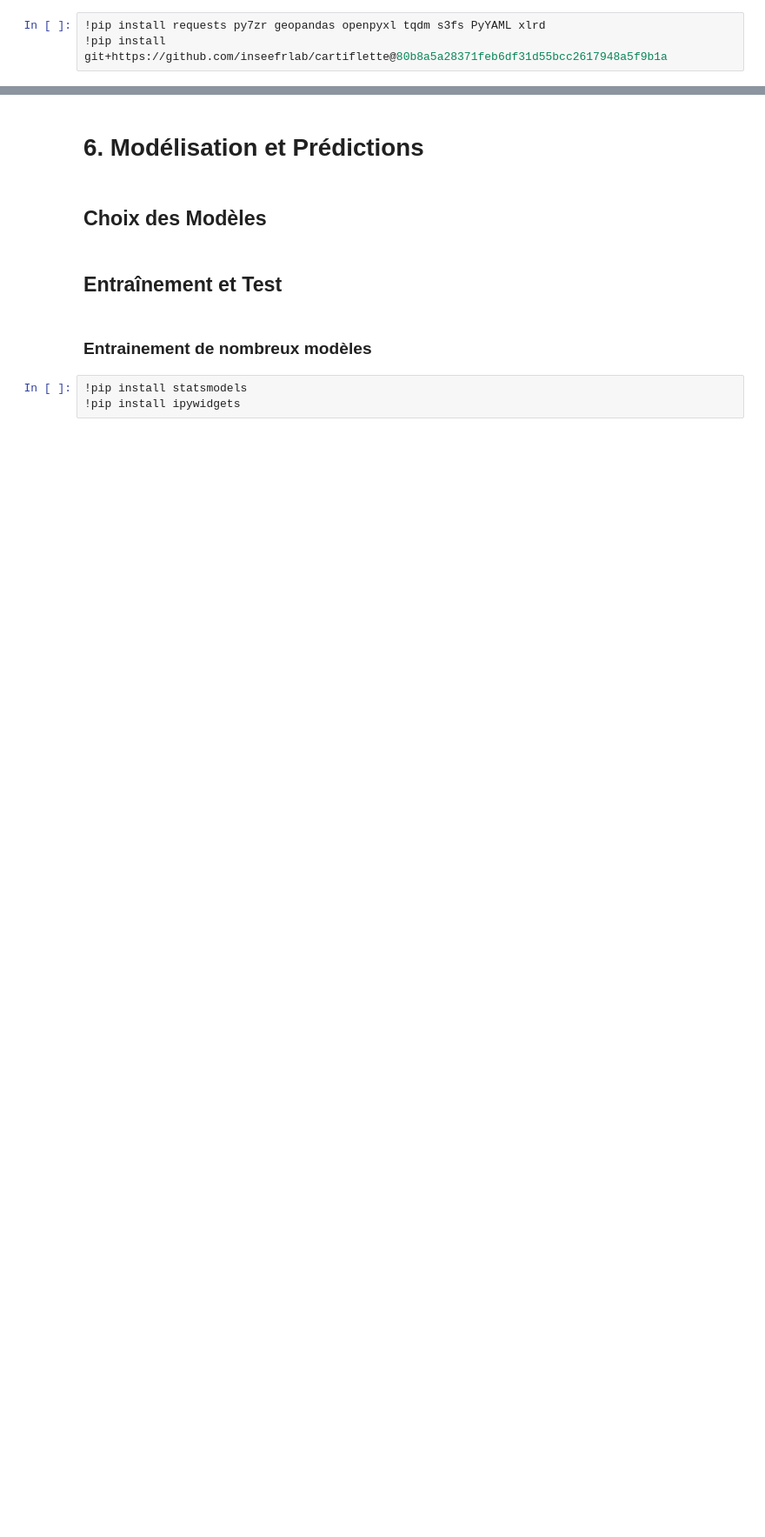
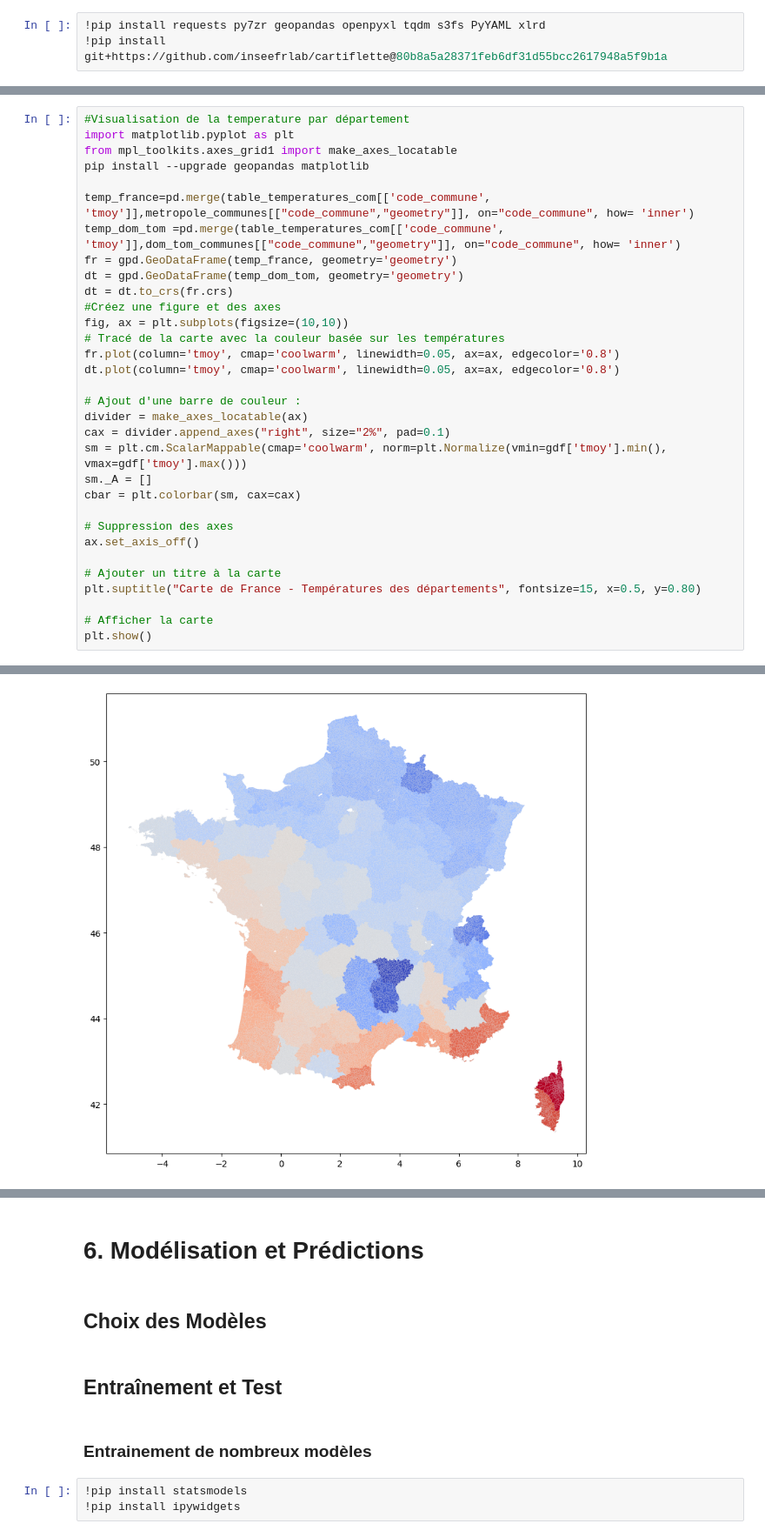
Before and after one commit to tgarnier067/Projet-Python-2023, a Jupyter notebook: Notebook_avec_modeles.ipynb, the cells around one changed output, grey strips where cells are left out. Shown at 87% size. Cells and saved outputs as stored; diff of their text form; blank space fills up the shorter version.

```diff
--- a/Notebook_avec_modeles.ipynb
+++ b/Notebook_avec_modeles.ipynb
@@ -738,0 +804,33 @@ plt.show()
+# %%
+#Visualisation de la temperature par département
+import matplotlib.pyplot as plt
+from mpl_toolkits.axes_grid1 import make_axes_locatable
+pip install --upgrade geopandas matplotlib
+
+temp_france=pd.merge(table_temperatures_com[['code_commune', 'tmoy']],metropole_communes[["code_commune","geometry"]], on="code_commune", how= 'inner')
+temp_dom_tom =pd.merge(table_temperatures_com[['code_commune', 'tmoy']],dom_tom_communes[["code_commune","geometry"]], on="code_commune", how= 'inner')
+fr = gpd.GeoDataFrame(temp_france, geometry='geometry')
+dt = gpd.GeoDataFrame(temp_dom_tom, geometry='geometry')
+dt = dt.to_crs(fr.crs)
+#Créez une figure et des axes
+fig, ax = plt.subplots(figsize=(10,10))
+# Tracé de la carte avec la couleur basée sur les températures
+fr.plot(column='tmoy', cmap='coolwarm', linewidth=0.05, ax=ax, edgecolor='0.8')
+dt.plot(column='tmoy', cmap='coolwarm', linewidth=0.05, ax=ax, edgecolor='0.8')
+
+# Ajout d'une barre de couleur :
+divider = make_axes_locatable(ax)
+cax = divider.append_axes("right", size="2%", pad=0.1)
+sm = plt.cm.ScalarMappable(cmap='coolwarm', norm=plt.Normalize(vmin=gdf['tmoy'].min(), vmax=gdf['tmoy'].max()))
+sm._A = []
+cbar = plt.colorbar(sm, cax=cax)
+
+# Suppression des axes
+ax.set_axis_off()
+
+# Ajouter un titre à la carte
+plt.suptitle("Carte de France - Températures des départements", fontsize=15, x=0.5, y=0.80)
+
+# Afficher la carte
+plt.show()
+# %% [output]
@@ -738,0 +838 @@ plt.show()
+[figure, added]
```
Also changed, not shown: parts of 8 cells of this notebook.
